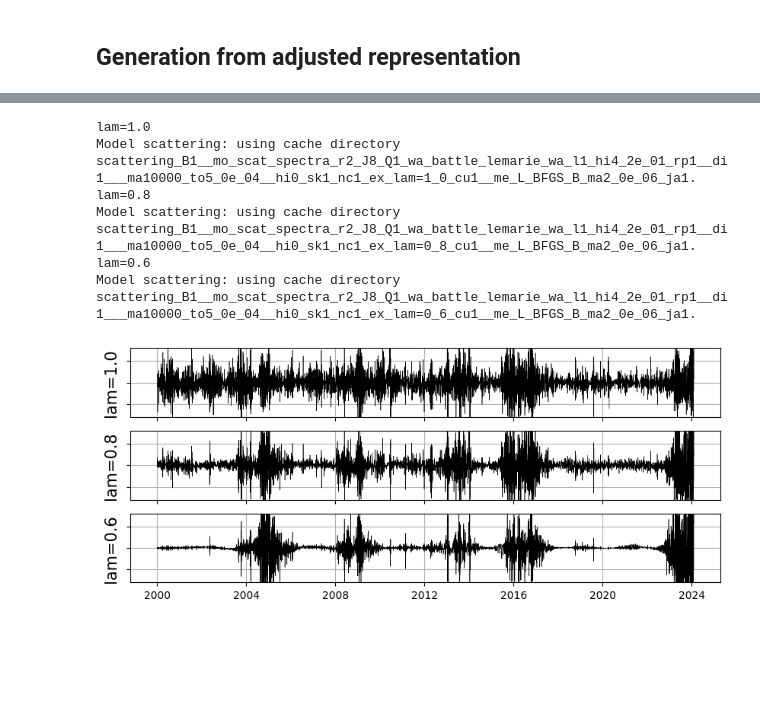
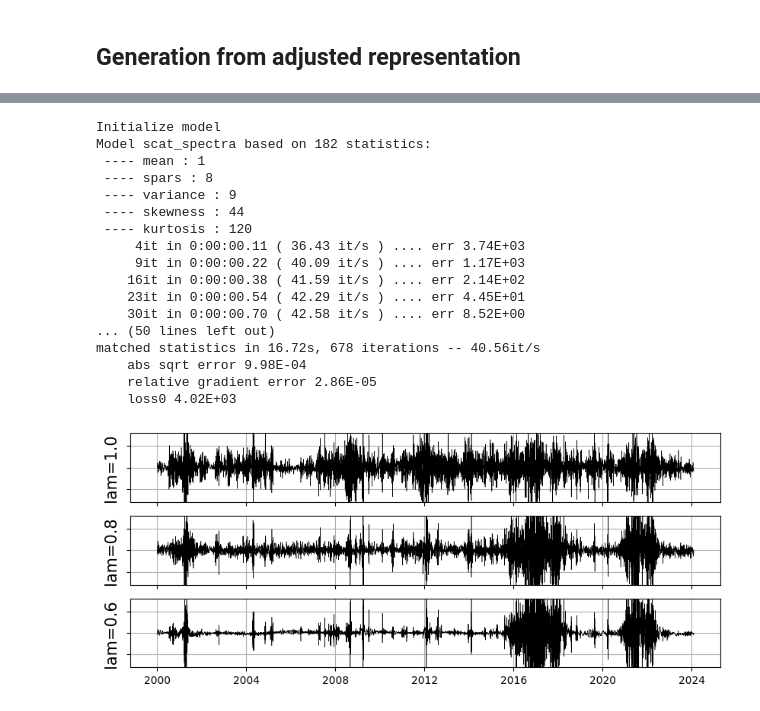
Before and after one commit to RudyMorel/scattering_spectra, a Jupyter notebook: tutorial.ipynb, the cells around one changed output, grey strips where cells are left out. Saved outputs shown, nothing was run; the diff lists cells and outputs as text; code cells hidden in the pictures; blank space fills up the shorter version.

```diff
--- a/tutorial.ipynb
+++ b/tutorial.ipynb
@@ -972,40 +1226,47 @@ axes[1, 0].legend().remove()
 x0 = np.random.randn(*data_snp.dlnx.shape)[:,None,:,:]
 
 # generate data based on the adjusted statistics
-x_gen_adjusted = []
+gen_adjusted = []
 for ilam, scat_adj in enumerate(scats_adjusted):
-    exp_name = f"lam={lams[ilam]}"
-    print(exp_name)
-    x_gen_adj = generate(
+    gen = generate(
         Rx=scat_adj,
         x0=x0,
-        shape=data_snp.dlnx.shape,
+        gen_length=data_snp.dlnx.shape[-1],
         model_type="scat_spectra",
         J=8,
-        cache_path=CACHE_PATH,
-        exp_name=exp_name,
         cuda=CUDA,
     )
-    x_gen_adjusted.append(x_gen_adj)
+    gen_adjusted.append(gen)
 # %% [output]
-lam=1.0
-Model scattering: using cache directory scattering_B1__mo_scat_spectra_r2_J8_Q1_wa_battle_lemarie_wa_l1_hi4_2e_01_rp1__di1___ma10000_to5_0e_04__hi0_sk1_nc1_ex_lam=1_0_cu1__me_L_BFGS_B_ma2_0e_06_ja1.
-lam=0.8
-Model scattering: using cache directory scattering_B1__mo_scat_spectra_r2_J8_Q1_wa_battle_lemarie_wa_l1_hi4_2e_01_rp1__di1___ma10000_to5_0e_04__hi0_sk1_nc1_ex_lam=0_8_cu1__me_L_BFGS_B_ma2_0e_06_ja1.
-lam=0.6
-Model scattering: using cache directory scattering_B1__mo_scat_spectra_r2_J8_Q1_wa_battle_lemarie_wa_l1_hi4_2e_01_rp1__di1___ma10000_to5_0e_04__hi0_sk1_nc1_ex_lam=0_6_cu1__me_L_BFGS_B_ma2_0e_06_ja1.
+Initialize model
+Model scat_spectra based on 182 statistics:
+ ---- mean : 1
+ ---- spars : 8
+ ---- variance : 9
+ ---- skewness : 44
+ ---- kurtosis : 120
+     4it in 0:00:00.11 ( 36.43 it/s ) .... err 3.74E+03
+     9it in 0:00:00.22 ( 40.09 it/s ) .... err 1.17E+03
+    16it in 0:00:00.38 ( 41.59 it/s ) .... err 2.14E+02
+    23it in 0:00:00.54 ( 42.29 it/s ) .... err 4.45E+01
+    30it in 0:00:00.70 ( 42.58 it/s ) .... err 8.52E+00
+... (50 lines left out)
+matched statistics in 16.72s, 678 iterations -- 40.56it/s
+    abs sqrt error 9.98E-04
+    relative gradient error 2.86E-05
+    loss0 4.02E+03
 # %%
 #
-fig, axes = plt.subplots(len(x_gen_adjusted), 1, figsize=(10, 4))
-for iax, x_gen_adj in enumerate(x_gen_adjusted):
-    axes[iax].plot(data_snp.dts[:-1], x_gen_adj[0, 0, :], lw=0.4, color="black")
+fig, axes = plt.subplots(len(gen_adjusted), 1, figsize=(10, 4))
+for iax, x_gen_adj in enumerate(gen_adjusted):
+    axes[iax].plot(data_snp.dts[:-1], x_gen_adj.dlnx[0, 0, :], lw=0.4, color="black")
     axes[iax].set_ylabel(f"lam={lams[iax]}", fontsize=15)
 for iax, ax in enumerate(axes):
     if iax < axes.size - 1:
         ax.set_xticklabels([])
     ylim = 0.04
     ax.set_ylim(-ylim, ylim)
     ax.grid(True)
     ax.set_yticklabels([])
 # %% [output]
-[figure, old version]
+[figure, new version]
```
Also changed, not shown: parts of 29 cells of this notebook, 11 other files.
